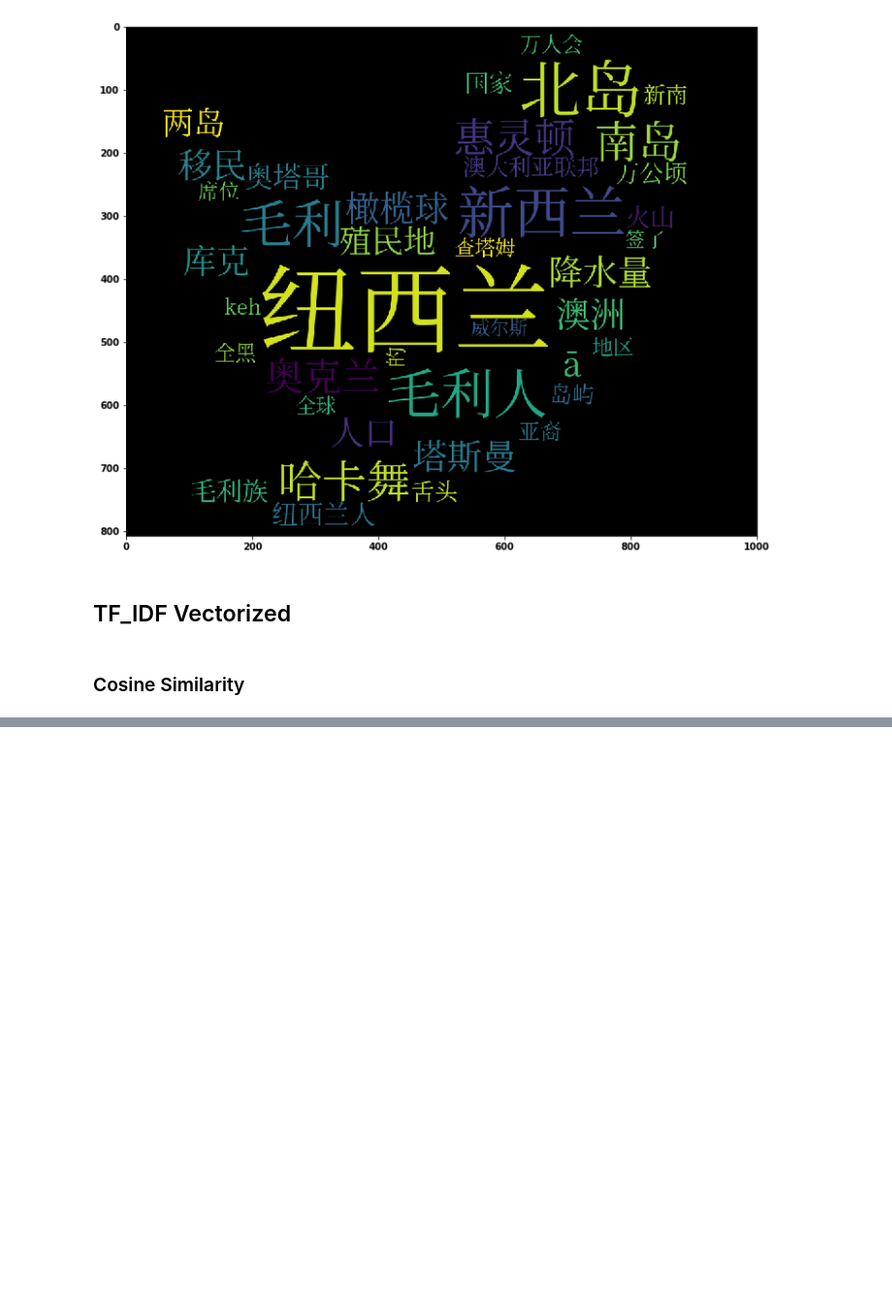
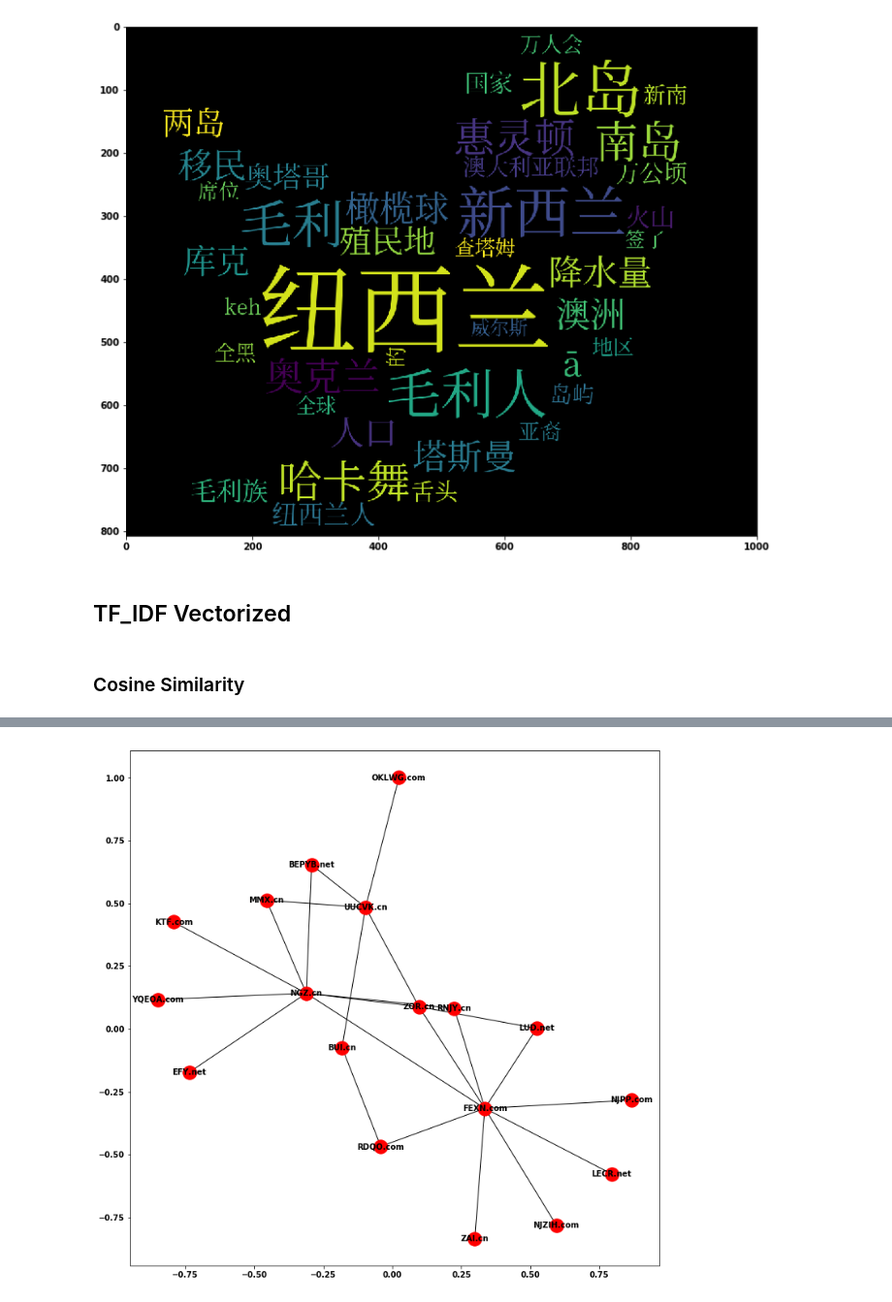
Before and after one commit to pchen12567/AI-For-NLP, a Jupyter notebook: Week_06_/LectureCode_06.ipynb, the cells around one changed output, grey strips where cells are left out. Shown at 97% size. Drawn from its saved outputs; the diff is of its cells as text; code cells hidden in the pictures; blank space fills up the shorter version.

```diff
--- a/Week_06_/LectureCode_06.ipynb
+++ b/Week_06_/LectureCode_06.ipynb
@@ -323,0 +1074,15 @@ plt.show()
+# %%
+def generate_random_website():
+    header = [random.choice(ascii_uppercase) for _ in range(random.randint(3,5))]
+    tail = random.choice(['com', 'cn', 'net'])
+    return ''.join(header) + '.' + tail
+# %%
+websites = [generate_random_website() for _ in range(25)]
+# %%
+website_connection = {
+    websites[0]: random.sample(websites, 10),
+    websites[1]: random.sample(websites, 5),
+    websites[3]: random.sample(websites, 7),
+    websites[4]: random.sample(websites, 2),
+    websites[5]: random.sample(websites, 1),
+}
@@ -323,0 +1091,8 @@ plt.show()
+# %%
+website_network = nx.graph.Graph(website_connection)
+# %%
+plt.figure(figsize=(12,12))
+nx.draw_networkx(website_network, font_size=10)
+plt.show()
+# %% [output]
+[figure, added]
```
Also changed, not shown: parts of 77 cells of this notebook.
